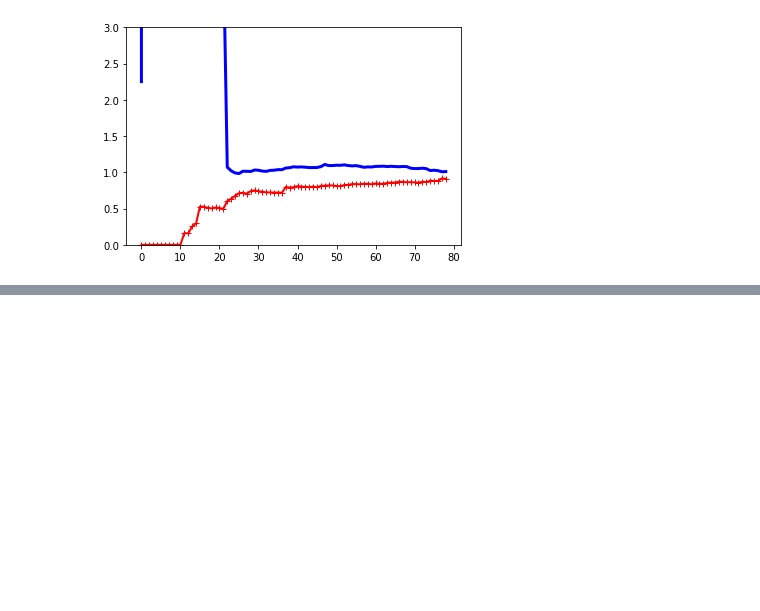
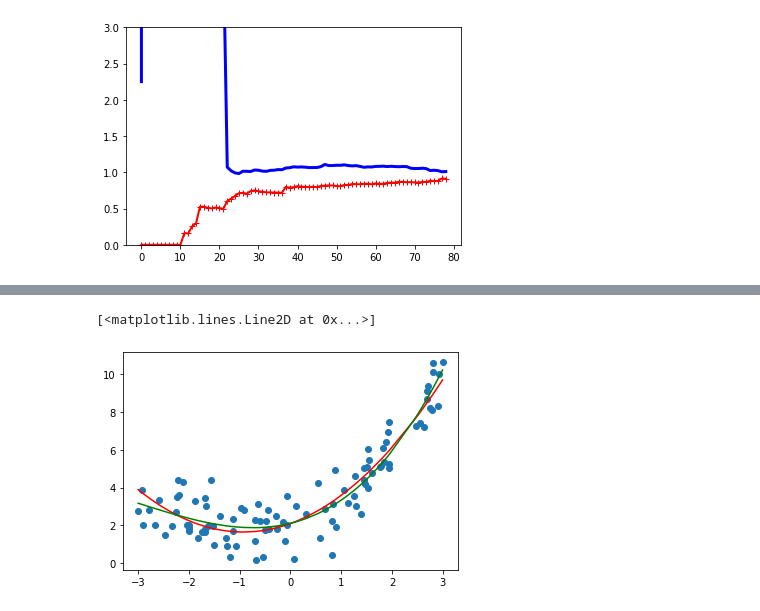
Before and after one commit to smitbose/practise-handsonbook, a Jupyter notebook: Ch 4 - Training Models.ipynb, the cells around one changed output, grey strips where cells are left out. Saved outputs shown, nothing was run; the diff lists cells and outputs as text; code cells hidden in the pictures; blank space fills up the shorter version.

```diff
--- a/Ch 4 - Training Models.ipynb
+++ b/Ch 4 - Training Models.ipynb
@@ -251,0 +270,18 @@ plot_learning_curves(polynomial_regression, X, y)
+# %%
+ridge_pipeline = Pipeline([
+    ('poly', PolynomialFeatures(degree = 3, include_bias=False)),
+    ('ridge_reg', Ridge(alpha=1, solver = "cholesky"))
+])
+
+ridge_pipeline.fit(X,y)
+y_ridge = ridge_pipeline.predict(X)
+# %%
+plt.scatter(X,y)
+plt.plot(Xs,ys,"r-")
+#y_ridge = ridge_reg.predict(X)
+y_ridge = np.array(y_ridge)[order]
+y_ridge.resize((100))
+plt.plot(Xs,y_ridge,"g-")
+# %% [output]
+[<matplotlib.lines.Line2D at 0x...>]
+[figure, added]
```
Also changed, not shown: parts of 4 cells of this notebook.
